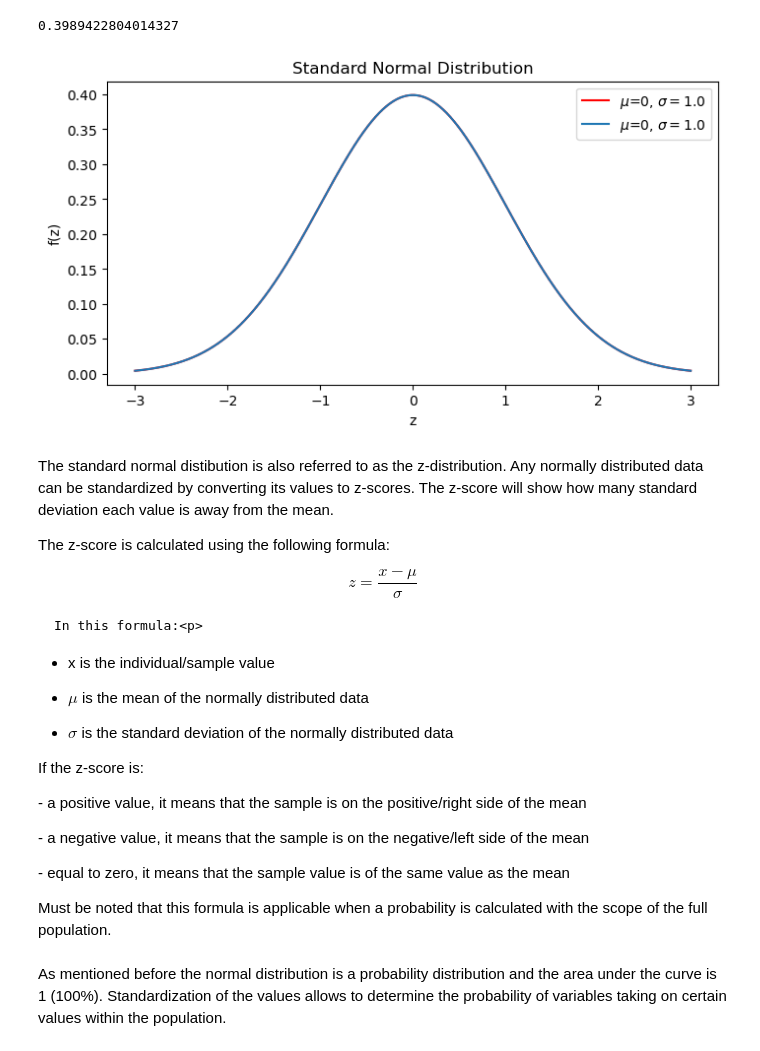
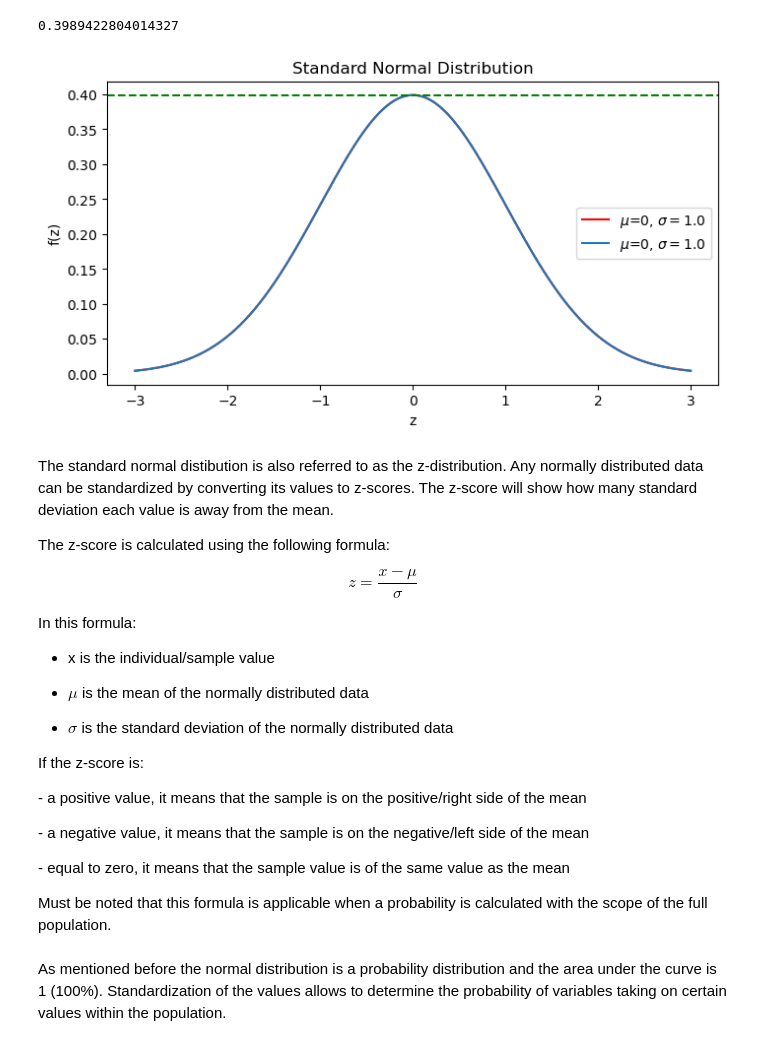
Before and after one commit to evaczeydapommersheim/Funddata---assessment, a Jupyter notebook: Normal Distribution/Normal_Distribution_Project_Winter 2022-23.ipynb, the cells around one changed output. Drawn from its saved outputs; the diff is of its cells as text; code cells hidden in the pictures.

```diff
--- a/Normal Distribution/Normal_Distribution_Project_Winter 2022-23.ipynb
+++ b/Normal Distribution/Normal_Distribution_Project_Winter 2022-23.ipynb
@@ -291,32 +291,34 @@ The peak of the curve is at z = 0 with a value of $ \frac{1}{\sqrt{2\pi}}$.
 # %%
 # Set mu and sigma.
 mu = 0.0
 sigma = 1.0
 
 # Range of generatede values:
 z = np.linspace(-3.0, 3.0, 1000)
 
 # Range of y values, using the calculation of the probability density function for the Normal Distribution:
 # As mu = 0 and sigma = 1 the below formula equal to the above equation.
 y = np.exp(-(z - mu)**2 / (2 * sigma**2)) / np.sqrt(2 * np.pi * sigma**2)
 
 y_z = np.exp(-(z)**2 / 2) / np.sqrt(2 * np.pi)
 
 fig, ax = plt.subplots(figsize=(8,4))
 
 # Plotting both y (Nomal Distr. Prob Density Function) and y_z (Std Normal Distr Prob. Density Funtion)
 # As y_z is listed last the blue curve overwrites the red.
 # This is just to show that both equation/formula indeed returns the same curve when mu = 0 and sigma = 1.
-# The peak of the curve is indeed approximately 0.40
+# The peak of the curve is indeed approximately 0.40 as shown with green staggered line.
+
 plt.plot(z, y, label=rf'$\mu$=0, $\sigma = {sigma}$', color = "red")
 plt.plot(z, y_z, label=rf'$\mu$=0, $\sigma = {sigma}$')
+plt.axhline(y=1/np.sqrt(2 * np.pi), color='g', linestyle = '--')
 
 plt.title("Standard Normal Distribution")
 plt.xlabel("z")
 plt.ylabel("f(z)")
 plt.legend();
 # %% [output]
-[figure, old version]
+[figure, new version]
 # %% [markdown]
 The standard normal distibution is also referred to  as the z-distribution.
 Any normally distributed data can be standardized by converting its values to z-scores.
@@ -326,7 +328,7 @@ The z-score is calculated using the following formula:<p>
 
 $$ z = \frac{x-\mu}{\sigma} $$
 
-    In this formula:<p>
+In this formula:<p>
 - x is the individual/sample value<p>
 - $\mu$ is the mean of the normally distributed data<p>
 - $\sigma$ is the standard deviation of the normally distributed data<p>
```
Also changed, not shown: parts of 46 cells of this notebook, 2 other files.
